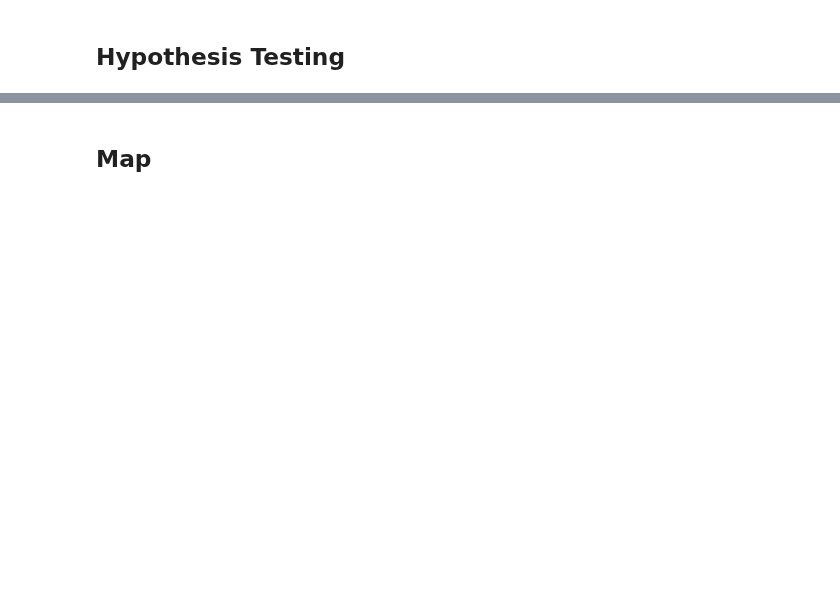
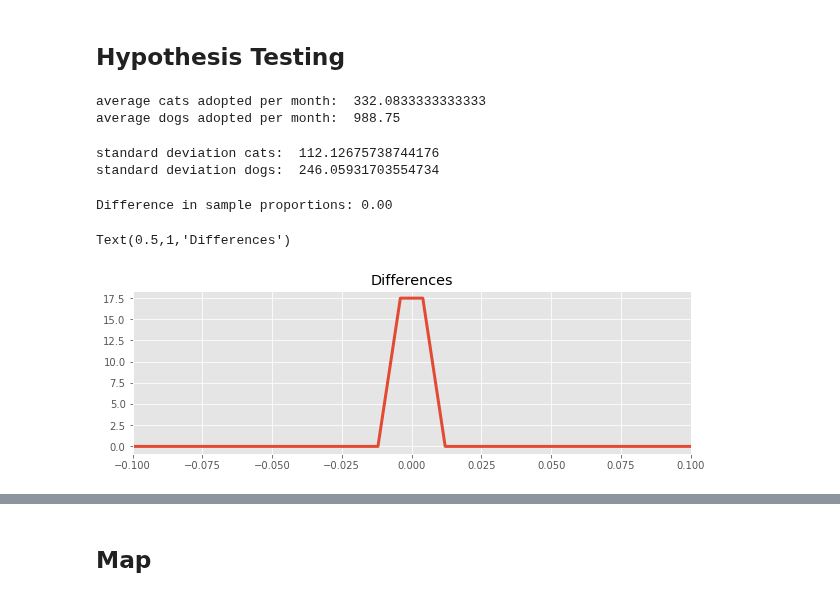
Before and after one commit to cwong690/Dallas-Paws, a Jupyter notebook: dallas_animals.ipynb, the cells around one changed output, grey strips where cells are left out. Saved outputs shown, nothing was run; the diff lists cells and outputs as text; code cells hidden in the pictures; blank space fills up the shorter version.

```diff
--- a/dallas_animals.ipynb
+++ b/dallas_animals.ipynb
@@ -775,0 +807,49 @@ plt.savefig('catplot_outcome_type_monthly.png')
+# %%
+val_cats = cats[cats['outcome_type'] == 'ADOPTION'].groupby('month').count()['outcome_type'].values
+val_dogs = dogs[dogs['outcome_type'] == 'ADOPTION'].groupby('month').count()['outcome_type'].values
+
+avg_cats = cats[cats['outcome_type'] == 'ADOPTION'].groupby('month').count()['outcome_type'].values.mean()
+avg_dogs = dogs[dogs['outcome_type'] == 'ADOPTION'].groupby('month').count()['outcome_type'].values.mean()
+
+std_cats = cats[cats['outcome_type'] == 'ADOPTION'].groupby('month').count()['outcome_type'].values.std()
+std_dogs = dogs[dogs['outcome_type'] == 'ADOPTION'].groupby('month').count()['outcome_type'].values.std()
+
+std_err_cats = std_cats / np.sqrt(12)
+std_err_dogs = std_dogs / np.sqrt(12)
+
+cats_dist = stats.norm(loc=avg_cats, scale=std_err_cats)
+dogs_dist = stats.norm(loc=avg_dogs, scale=std_err_dogs)
+# %%
+print('average cats adopted per month: ', avg_cats)
+print('average dogs adopted per month: ', avg_dogs)
+# %% [output]
+average cats adopted per month:  332.0833333333333
+average dogs adopted per month:  988.75
+# %%
+print('standard deviation cats: ', std_cats)
+print('standard deviation dogs: ', std_dogs)
+# %% [output]
+standard deviation cats:  112.12675738744176
+standard deviation dogs:  246.05931703554734
+# %%
+cats_sample_freq = avg_cats / len(cats)
+dogs_sample_freq = avg_dogs / len(dogs)
+difference_in_sample_proportions = cats_sample_freq - dogs_sample_freq
+print("Difference in sample proportions: {:2.2f}".format(difference_in_sample_proportions))
+# %% [output]
+Difference in sample proportions: 0.00
+# %%
+shared_sample_freq = (avg_cats + avg_dogs) / (len(cats) + len(dogs))
+shared_sample_variance = (len(cats) + len(dogs)) * (shared_sample_freq * (1 - shared_sample_freq)) / (len(cats) * len(dogs))
+
+difference_in_proportions = stats.norm(0, np.sqrt(shared_sample_variance))
+# %%
+fig, ax = plt.subplots(1, figsize=(10, 3))
+
+x = np.linspace(-1, 1, num=250)
+ax.plot(x, difference_in_proportions.pdf(x), linewidth=3)
+ax.set_xlim(-0.1, 0.1)
+ax.set_title("Differences")
+# %% [output]
+Text(0.5,1,'Differences')
+[figure, added]
```
Also changed, not shown: parts of 8 cells of this notebook, 1 other file.
